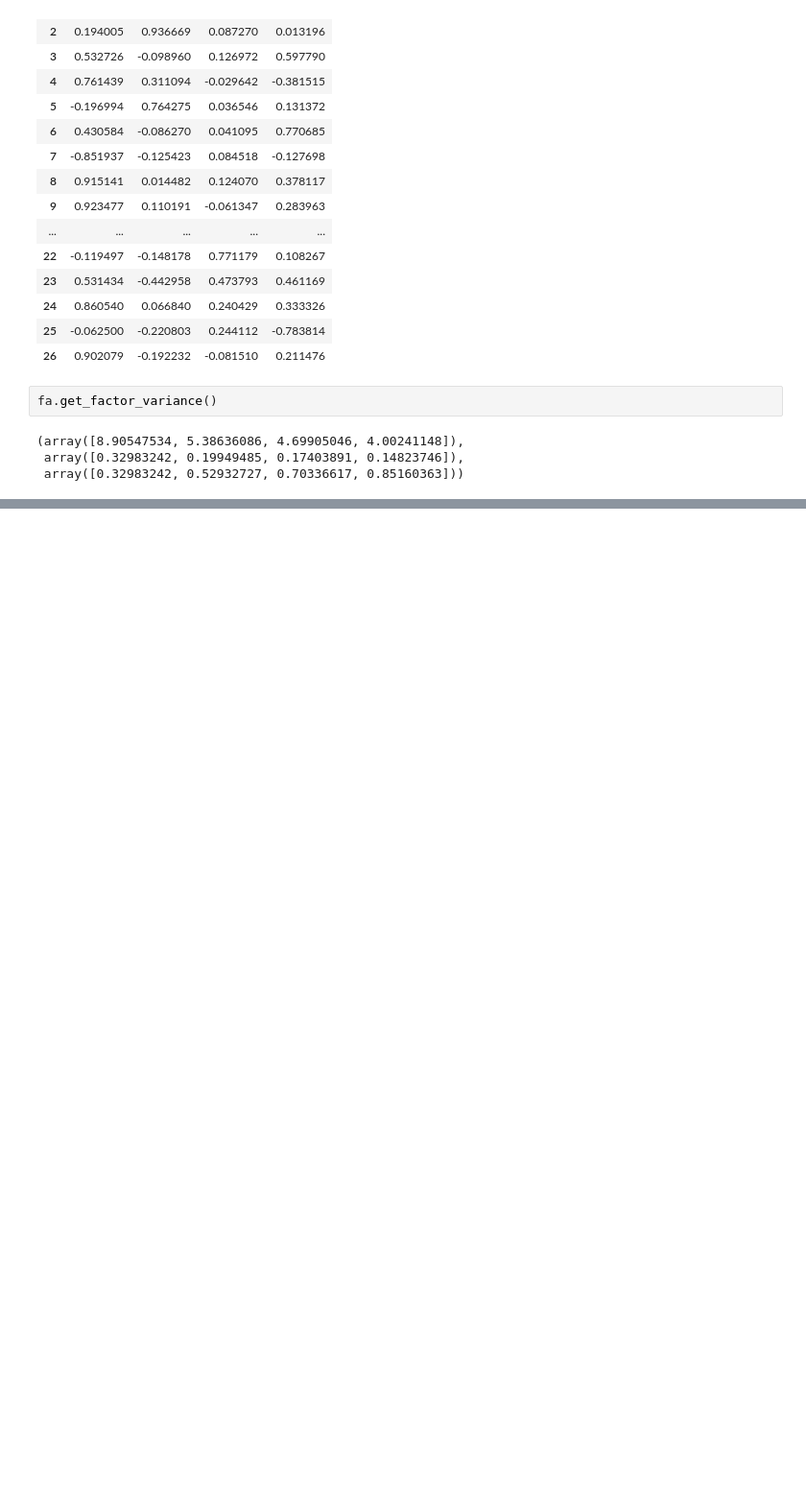
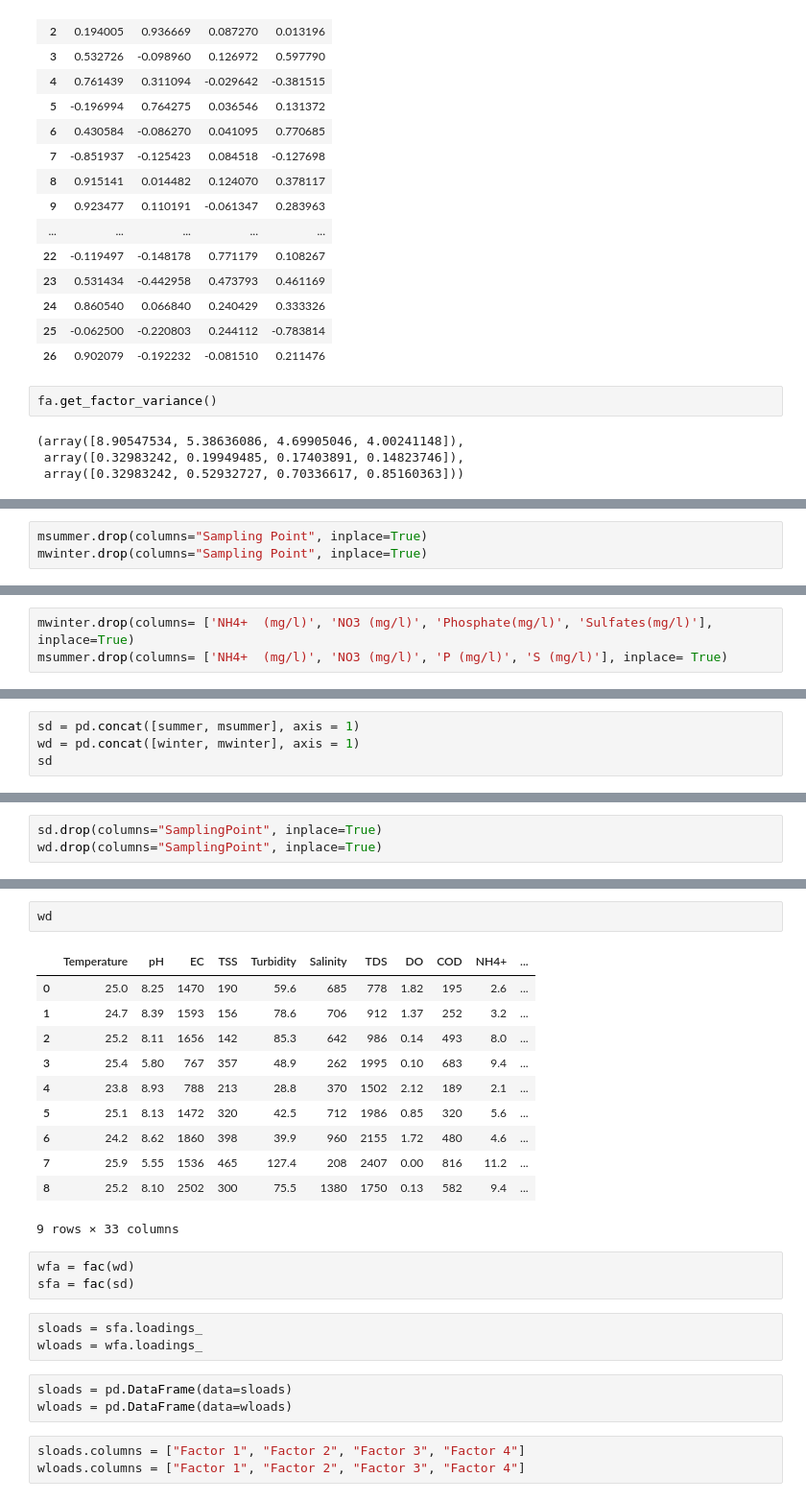
Before and after one commit to rakibhhridoy/OnGoingStudy, a Jupyter notebook: Buriganga/factor_analysis.ipynb, the cells around one changed output, grey strips where cells are left out. Shown at 96% size. Drawn from its saved outputs; the diff is of its cells as text; blank space fills up the shorter version.

```diff
--- a/Buriganga/factor_analysis.ipynb
+++ b/Buriganga/factor_analysis.ipynb
@@ -263,0 +282,3 @@ fa.get_factor_variance()
+# %%
+msummer.drop(columns="Sampling Point", inplace=True)
+mwinter.drop(columns="Sampling Point", inplace=True)
@@ -263,0 +410,3 @@ fa.get_factor_variance()
+# %%
+mwinter.drop(columns= ['NH4+  (mg/l)', 'NO3 (mg/l)', 'Phosphate(mg/l)', 'Sulfates(mg/l)'], inplace=True)
+msummer.drop(columns= ['NH4+  (mg/l)', 'NO3 (mg/l)', 'P (mg/l)', 'S (mg/l)'], inplace= True)
@@ -263,0 +444,4 @@ fa.get_factor_variance()
+# %%
+sd = pd.concat([summer, msummer], axis = 1)
+wd = pd.concat([winter, mwinter], axis = 1)
+sd
@@ -263,0 +500,3 @@ fa.get_factor_variance()
+# %%
+sd.drop(columns="SamplingPoint", inplace=True)
+wd.drop(columns="SamplingPoint", inplace=True)
@@ -263,0 +517,26 @@ fa.get_factor_variance()
+# %%
+wd
+# %% [output]
+|  | Temperature | pH | EC | TSS | Turbidity | Salinity | TDS | DO | COD | NH4+ | ... |
+| 0 | 25.0 | 8.25 | 1470 | 190 | 59.6 | 685 | 778 | 1.82 | 195 | 2.6 | ... |
+| 1 | 24.7 | 8.39 | 1593 | 156 | 78.6 | 706 | 912 | 1.37 | 252 | 3.2 | ... |
+| 2 | 25.2 | 8.11 | 1656 | 142 | 85.3 | 642 | 986 | 0.14 | 493 | 8.0 | ... |
+| 3 | 25.4 | 5.80 | 767 | 357 | 48.9 | 262 | 1995 | 0.10 | 683 | 9.4 | ... |
+| 4 | 23.8 | 8.93 | 788 | 213 | 28.8 | 370 | 1502 | 2.12 | 189 | 2.1 | ... |
+| 5 | 25.1 | 8.13 | 1472 | 320 | 42.5 | 712 | 1986 | 0.85 | 320 | 5.6 | ... |
+| 6 | 24.2 | 8.62 | 1860 | 398 | 39.9 | 960 | 2155 | 1.72 | 480 | 4.6 | ... |
+| 7 | 25.9 | 5.55 | 1536 | 465 | 127.4 | 208 | 2407 | 0.00 | 816 | 11.2 | ... |
+| 8 | 25.2 | 8.10 | 2502 | 300 | 75.5 | 1380 | 1750 | 0.13 | 582 | 9.4 | ... |
+9 rows × 33 columns
+# %%
+wfa = fac(wd)
+sfa = fac(sd)
+# %%
+sloads = sfa.loadings_
+wloads = wfa.loadings_
+# %%
+sloads = pd.DataFrame(data=sloads)
+wloads = pd.DataFrame(data=wloads)
+# %%
+sloads.columns = ["Factor 1", "Factor 2", "Factor 3", "Factor 4"]
+wloads.columns = ["Factor 1", "Factor 2", "Factor 3", "Factor 4"]
```
Also changed, not shown: parts of 29 cells of this notebook, 4 other files.
